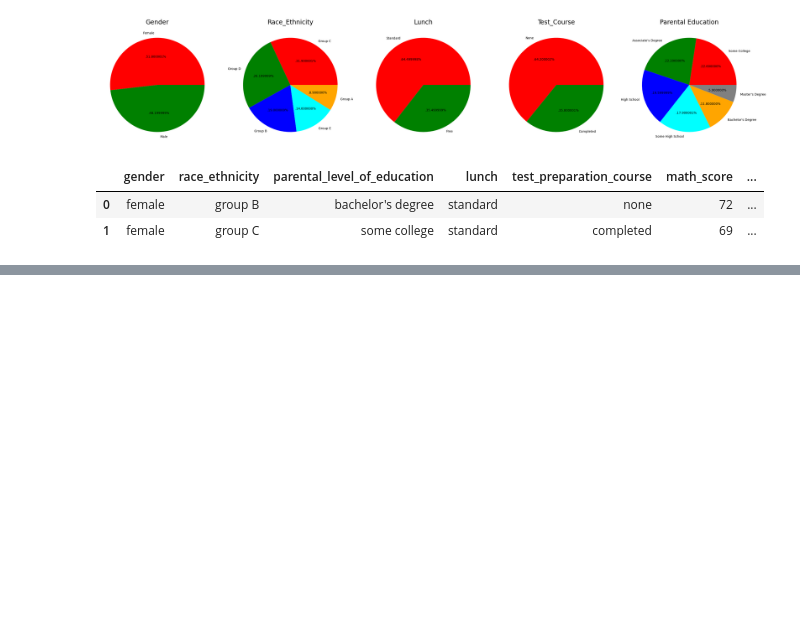
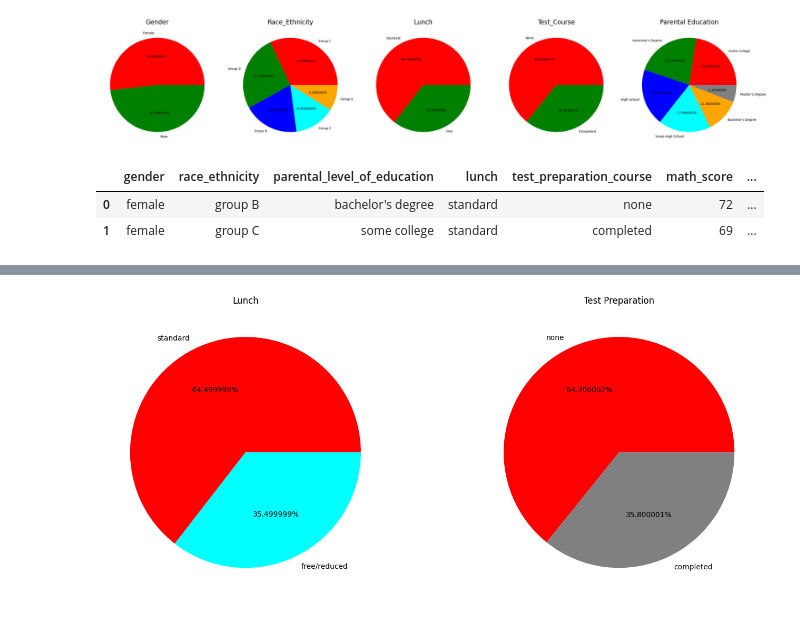
Before and after one commit to themaheshsalpure/mlproject, a Jupyter notebook: notebook/data/EDA_Student_performance.ipynb, the cells around one changed output, grey strips where cells are left out. Cells and saved outputs as stored; diff of their text form; code cells hidden in the pictures; blank space fills up the shorter version.

```diff
--- a/notebook/data/EDA_Student_performance.ipynb
+++ b/notebook/data/EDA_Student_performance.ipynb
@@ -434,0 +432,20 @@ plt.pie(size , labels = label, colors = color, autopct='%2f%%')
+# %%
+plt.rcParams['figure.figsize'] = (15, 6)
+
+plt.subplot(1,2,1)
+size = df['lunch'].value_counts()
+label = df['lunch'].unique()
+color = ['red','cyan']
+plt.pie(size, labels = label, colors = color, autopct='%2f%%')
+plt.title('Lunch')
+
+plt.subplot(1, 2, 2)
+size = df['test_preparation_course'].value_counts()
+label = df['test_preparation_course'].unique()
+color = ['red', 'gray']
+plt.pie(size , labels = label, colors = color, autopct = '%2f%%')
+plt.title('Test Preparation')
+
+plt.tight_layout()
+# %% [output]
+[figure, added]
```
Also changed, not shown: parts of 15 cells of this notebook.
